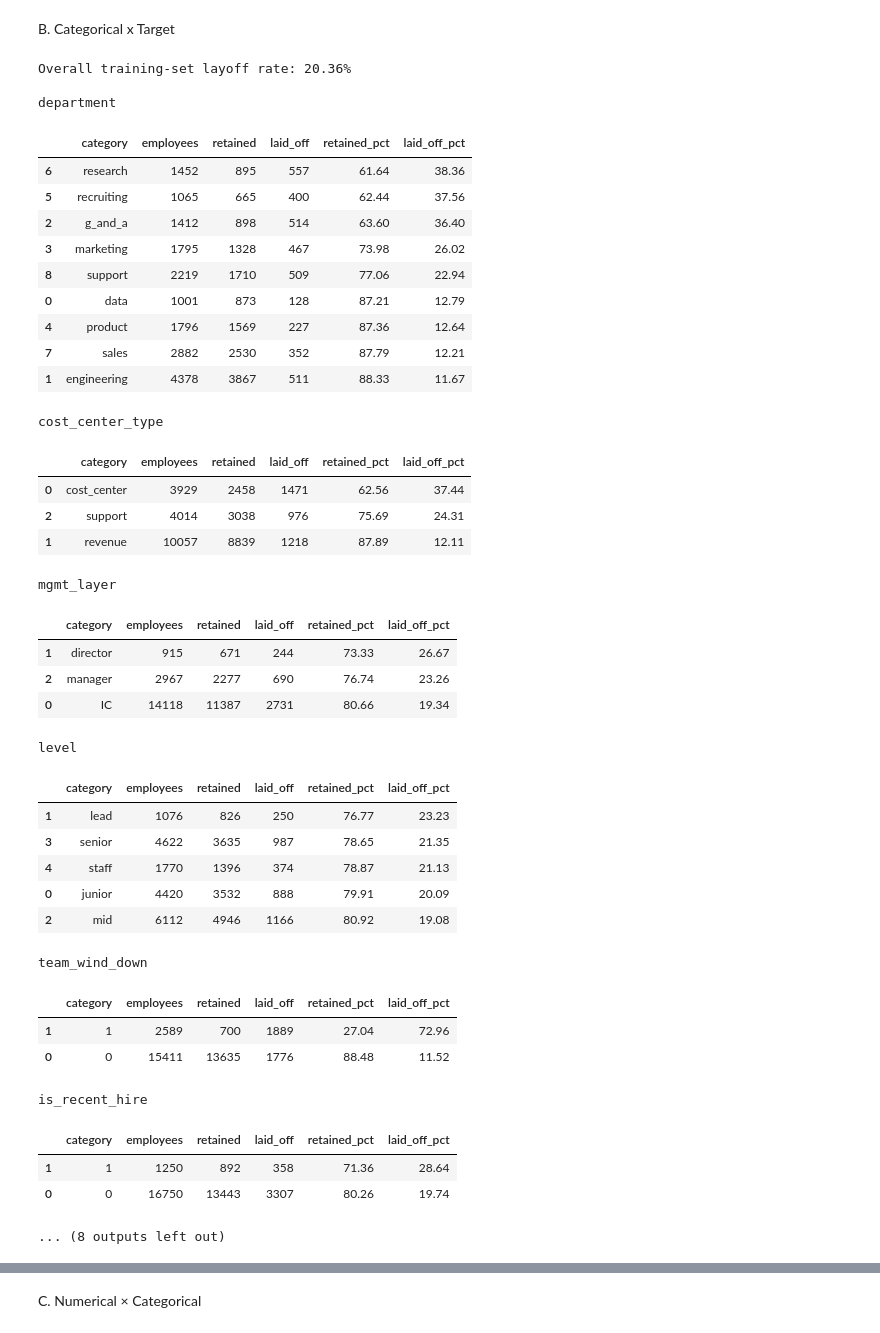
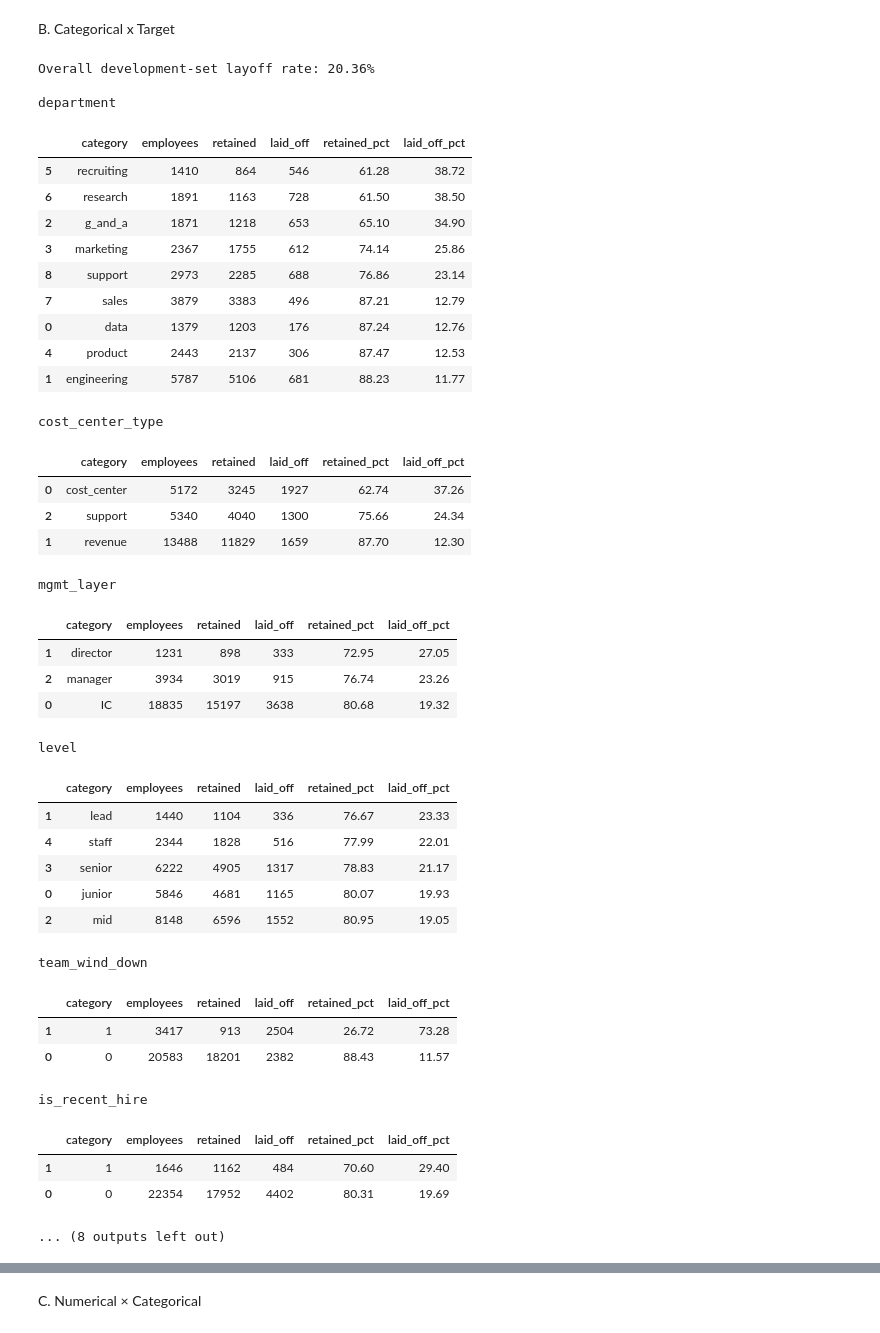
Before and after one commit to giuvallente/neuralNetworks-Project, a Jupyter notebook: eda.ipynb, the cells around one changed output, grey strips where cells are left out. Cells and saved outputs as stored; diff of their text form; code cells hidden in the pictures.

```diff
--- a/eda.ipynb
+++ b/eda.ipynb
@@ -573,78 +613,78 @@ binary_cols = {
 }
 
 # Rejoin predictors and target by their original row indices for analysis.
-analysis = X_train[categorical_cols].copy()
-analysis["laid_off"] = y_train
+analysis = X_dev[categorical_cols].copy()
+analysis["laid_off"] = y_dev
 
 overall_layoff_pct = analysis["laid_off"].mean() * 100
-print(f"Overall training-set layoff rate: {overall_layoff_pct:.2f}%")
+print(f"Overall development-set layoff rate: {overall_layoff_pct:.2f}%")
 
 category_tables = {}
 
 for col in categorical_cols:
     table = (
         analysis.groupby(col, dropna=False)["laid_off"]
         .agg(
             employees="size",
             laid_off="sum",
             layoff_rate="mean",
         )
         .reset_index()
         .rename(columns={col: "category"})
     )
 
     table["retained"] = table["employees"] - table["laid_off"]
     table["laid_off_pct"] = table["layoff_rate"] * 100
     table["retained_pct"] = 100 - table["laid_off_pct"]
 
     table = table[
         ["category", "employees", "retained",
          "laid_off", "retained_pct", "laid_off_pct"]
     ].sort_values("laid_off_pct", ascending=False)
 
     category_tables[col] = table
 
     print(f"\n{col}")
     display(table.round(2))
 # %% [output]
-Overall training-set layoff rate: 20.36%
+Overall development-set layoff rate: 20.36%
 
 department
 |  | category | employees | retained | laid_off | retained_pct | laid_off_pct |
-| 6 | research | 1452 | 895 | 557 | 61.64 | 38.36 |
-| 5 | recruiting | 1065 | 665 | 400 | 62.44 | 37.56 |
-| 2 | g_and_a | 1412 | 898 | 514 | 63.60 | 36.40 |
-| 3 | marketing | 1795 | 1328 | 467 | 73.98 | 26.02 |
-| 8 | support | 2219 | 1710 | 509 | 77.06 | 22.94 |
-| 0 | data | 1001 | 873 | 128 | 87.21 | 12.79 |
-| 4 | product | 1796 | 1569 | 227 | 87.36 | 12.64 |
-| 7 | sales | 2882 | 2530 | 352 | 87.79 | 12.21 |
-| 1 | engineering | 4378 | 3867 | 511 | 88.33 | 11.67 |
+| 5 | recruiting | 1410 | 864 | 546 | 61.28 | 38.72 |
+| 6 | research | 1891 | 1163 | 728 | 61.50 | 38.50 |
+| 2 | g_and_a | 1871 | 1218 | 653 | 65.10 | 34.90 |
+| 3 | marketing | 2367 | 1755 | 612 | 74.14 | 25.86 |
+| 8 | support | 2973 | 2285 | 688 | 76.86 | 23.14 |
+| 7 | sales | 3879 | 3383 | 496 | 87.21 | 12.79 |
+| 0 | data | 1379 | 1203 | 176 | 87.24 | 12.76 |
+| 4 | product | 2443 | 2137 | 306 | 87.47 | 12.53 |
+| 1 | engineering | 5787 | 5106 | 681 | 88.23 | 11.77 |
 cost_center_type
 |  | category | employees | retained | laid_off | retained_pct | laid_off_pct |
-| 0 | cost_center | 3929 | 2458 | 1471 | 62.56 | 37.44 |
-| 2 | support | 4014 | 3038 | 976 | 75.69 | 24.31 |
-| 1 | revenue | 10057 | 8839 | 1218 | 87.89 | 12.11 |
+| 0 | cost_center | 5172 | 3245 | 1927 | 62.74 | 37.26 |
+| 2 | support | 5340 | 4040 | 1300 | 75.66 | 24.34 |
+| 1 | revenue | 13488 | 11829 | 1659 | 87.70 | 12.30 |
 mgmt_layer
 |  | category | employees | retained | laid_off | retained_pct | laid_off_pct |
-| 1 | director | 915 | 671 | 244 | 73.33 | 26.67 |
-| 2 | manager | 2967 | 2277 | 690 | 76.74 | 23.26 |
-| 0 | IC | 14118 | 11387 | 2731 | 80.66 | 19.34 |
+| 1 | director | 1231 | 898 | 333 | 72.95 | 27.05 |
+| 2 | manager | 3934 | 3019 | 915 | 76.74 | 23.26 |
+| 0 | IC | 18835 | 15197 | 3638 | 80.68 | 19.32 |
 level
 |  | category | employees | retained | laid_off | retained_pct | laid_off_pct |
-| 1 | lead | 1076 | 826 | 250 | 76.77 | 23.23 |
-| 3 | senior | 4622 | 3635 | 987 | 78.65 | 21.35 |
-| 4 | staff | 1770 | 1396 | 374 | 78.87 | 21.13 |
-| 0 | junior | 4420 | 3532 | 888 | 79.91 | 20.09 |
-| 2 | mid | 6112 | 4946 | 1166 | 80.92 | 19.08 |
+| 1 | lead | 1440 | 1104 | 336 | 76.67 | 23.33 |
+| 4 | staff | 2344 | 1828 | 516 | 77.99 | 22.01 |
+| 3 | senior | 6222 | 4905 | 1317 | 78.83 | 21.17 |
+| 0 | junior | 5846 | 4681 | 1165 | 80.07 | 19.93 |
+| 2 | mid | 8148 | 6596 | 1552 | 80.95 | 19.05 |
 team_wind_down
 |  | category | employees | retained | laid_off | retained_pct | laid_off_pct |
-| 1 | 1 | 2589 | 700 | 1889 | 27.04 | 72.96 |
-| 0 | 0 | 15411 | 13635 | 1776 | 88.48 | 11.52 |
+| 1 | 1 | 3417 | 913 | 2504 | 26.72 | 73.28 |
+| 0 | 0 | 20583 | 18201 | 2382 | 88.43 | 11.57 |
 is_recent_hire
 |  | category | employees | retained | laid_off | retained_pct | laid_off_pct |
-| 1 | 1 | 1250 | 892 | 358 | 71.36 | 28.64 |
-| 0 | 0 | 16750 | 13443 | 3307 | 80.26 | 19.74 |
+| 1 | 1 | 1646 | 1162 | 484 | 70.60 | 29.40 |
+| 0 | 0 | 22354 | 17952 | 4402 | 80.31 | 19.69 |
 ... (8 outputs left out)
 # %%
 ncols = 2
```
Also changed, not shown: parts of 22 cells of this notebook, 10 other files.
